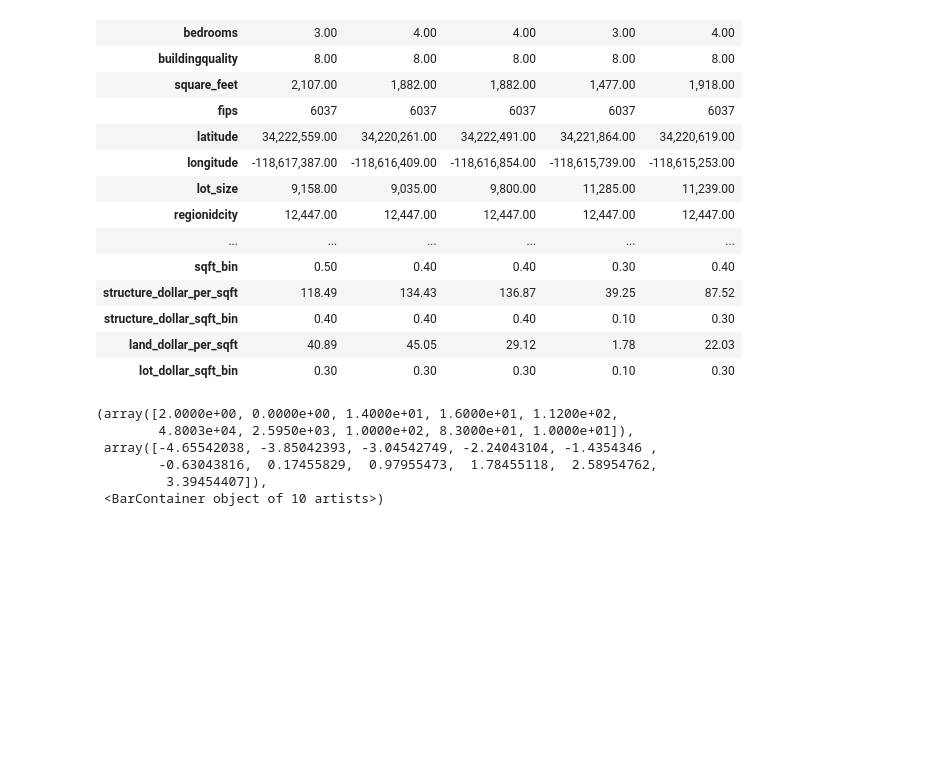
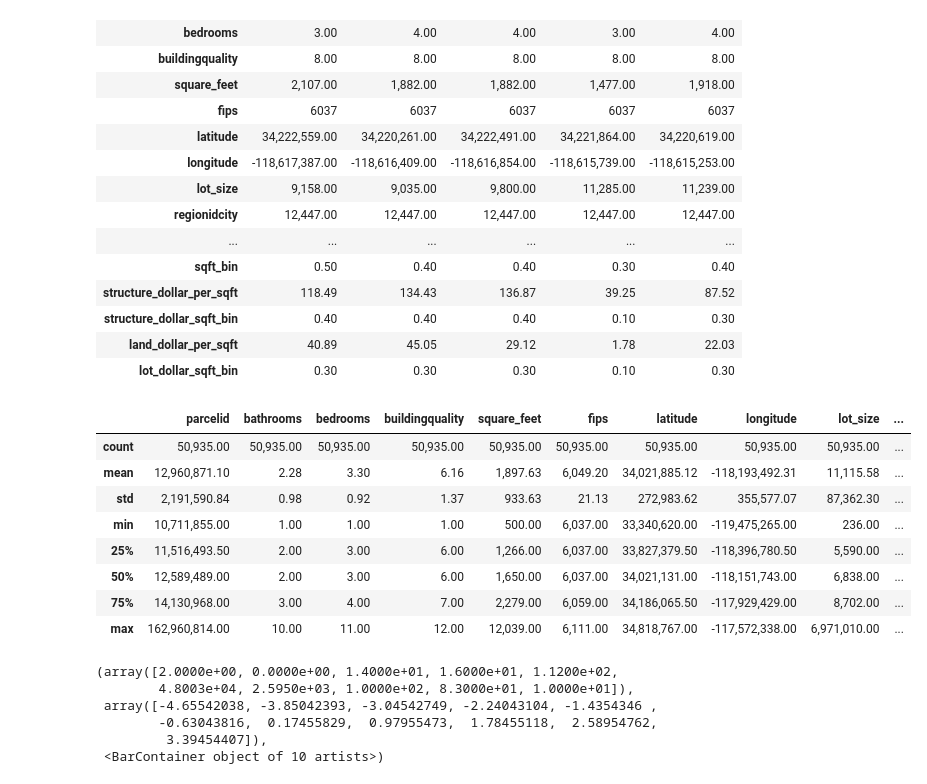
Before and after one commit to B-G-Clustering/zillow-clustering-project, a Jupyter notebook: workbook.2.0.ipynb, the cells around one changed output. Saved outputs shown, nothing was run; the diff lists cells and outputs as text; code cells hidden in the pictures; blank space fills up the shorter version.

```diff
--- a/workbook.2.0.ipynb
+++ b/workbook.2.0.ipynb
@@ -263,6 +263,18 @@ df.head().T
 | structure_dollar_sqft_bin | 0.40 | 0.40 | 0.40 | 0.10 | 0.30 |
 | land_dollar_per_sqft | 40.89 | 45.05 | 29.12 | 1.78 | 22.03 |
 | lot_dollar_sqft_bin | 0.30 | 0.30 | 0.30 | 0.10 | 0.30 |
+# %%
+df.describe()
+# %% [output]
+|  | parcelid | bathrooms | bedrooms | buildingquality | square_feet | fips | latitude | longitude | lot_size | ... |
+| count | 50,935.00 | 50,935.00 | 50,935.00 | 50,935.00 | 50,935.00 | 50,935.00 | 50,935.00 | 50,935.00 | 50,935.00 | ... |
+| mean | 12,960,871.10 | 2.28 | 3.30 | 6.16 | 1,897.63 | 6,049.20 | 34,021,885.12 | -118,193,492.31 | 11,115.58 | ... |
+| std | 2,191,590.84 | 0.98 | 0.92 | 1.37 | 933.63 | 21.13 | 272,983.62 | 355,577.07 | 87,362.30 | ... |
+| min | 10,711,855.00 | 1.00 | 1.00 | 1.00 | 500.00 | 6,037.00 | 33,340,620.00 | -119,475,265.00 | 236.00 | ... |
+| 25% | 11,516,493.50 | 2.00 | 3.00 | 6.00 | 1,266.00 | 6,037.00 | 33,827,379.50 | -118,396,780.50 | 5,590.00 | ... |
+| 50% | 12,589,489.00 | 2.00 | 3.00 | 6.00 | 1,650.00 | 6,037.00 | 34,021,131.00 | -118,151,743.00 | 6,838.00 | ... |
+| 75% | 14,130,968.00 | 3.00 | 4.00 | 7.00 | 2,279.00 | 6,059.00 | 34,186,065.50 | -117,929,429.00 | 8,702.00 | ... |
+| max | 162,960,814.00 | 10.00 | 11.00 | 12.00 | 12,039.00 | 6,111.00 | 34,818,767.00 | -117,572,338.00 | 6,971,010.00 | ... |
 # %%
 plt.figure(figsize=(30, 20))
 
```
Also changed, not shown: parts of 9 cells of this notebook, 1 other file.
